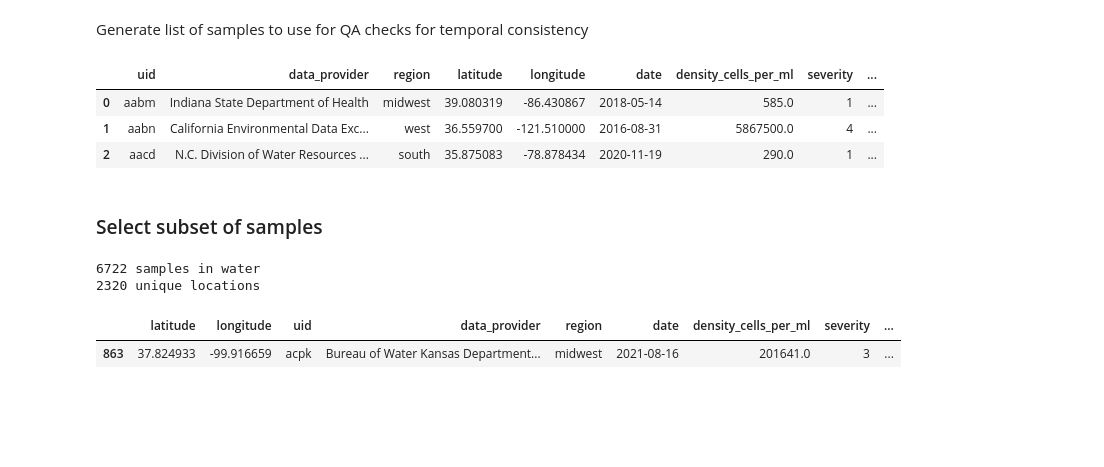
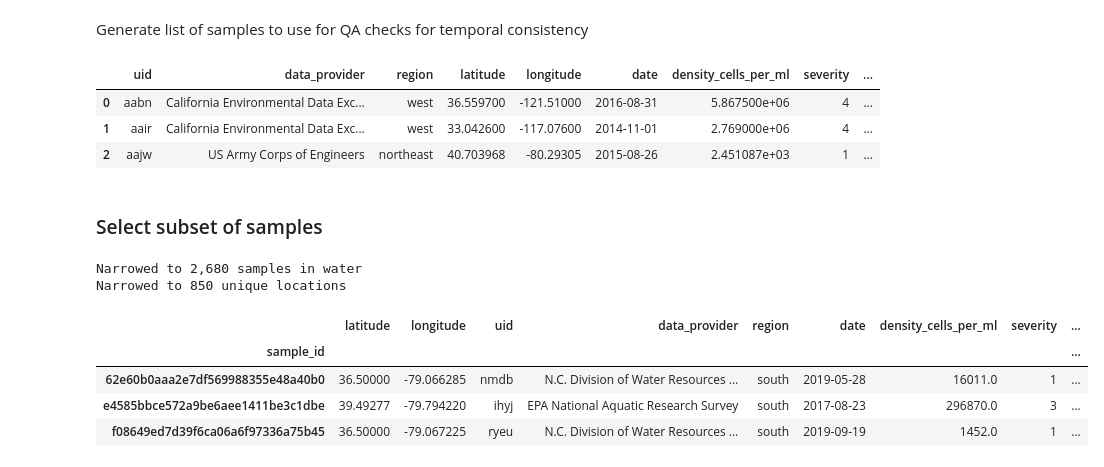
Before and after one commit to drivendataorg/cyfi, a Jupyter notebook: notebooks/1.0-klw-qa-check-samples.ipynb, the cells around one changed output. Cells and saved outputs as stored; diff of their text form; code cells hidden in the pictures; blank space fills up the shorter version.

```diff
--- a/notebooks/1.0-klw-qa-check-samples.ipynb
+++ b/notebooks/1.0-klw-qa-check-samples.ipynb
@@ -34,32 +19,43 @@ def plot_map(df, markersize=5, **kwargs):
 # %%
 df = pd.read_csv(
     AnyPath(
-        "s3://drivendata-competition-nasa-cyanobacteria/data/final/combined_final_release.csv"
+        "s3://drivendata-competition-nasa-cyanobacteria/experiments/splits/competition/test.csv"
     )
 )
 df["date"] = pd.to_datetime(df.date)
 df.head(3)
 # %% [output]
 |  | uid | data_provider | region | latitude | longitude | date | density_cells_per_ml | severity | ... |
-| 0 | aabm | Indiana State Department of Health | midwest | 39.080319 | -86.430867 | 2018-05-14 | 585.0 | 1 | ... |
-| 1 | aabn | California Environmental Data Exc... | west | 36.559700 | -121.510000 | 2016-08-31 | 5867500.0 | 4 | ... |
-| 2 | aacd | N.C. Division of Water Resources ... | south | 35.875083 | -78.878434 | 2020-11-19 | 290.0 | 1 | ... |
+| 0 | aabn | California Environmental Data Exc... | west | 36.559700 | -121.51000 | 2016-08-31 | 5.867500e+06 | 4 | ... |
+| 1 | aair | California Environmental Data Exc... | west | 33.042600 | -117.07600 | 2014-11-01 | 2.769000e+06 | 4 | ... |
+| 2 | aajw | US Army Corps of Engineers | northeast | 40.703968 | -80.29305 | 2015-08-26 | 2.451087e+03 | 1 | ... |
 # %% [markdown]
 ### Select subset of samples
 # %%
 # subset to points in water bodies
 subset = df[df.distance_to_water_m == 0]
-print(f"{subset.shape[0]} samples in water")
+print(f"Narrowed to {subset.shape[0]:,} samples in water")
 
 # only have max 1 example at each location
 subset = subset.sample(frac=1, random_state=3)
 subset = subset.groupby(["latitude", "longitude"], as_index=False).first()
-print(f"{subset.shape[0]} unique locations")
+print(f"Narrowed to {subset.shape[0]:,} unique locations")
 
-subset = subset.sample(n=5, random_state=3)
-subset.head(1)
+# take some from each region
+subset = pd.concat(
+    [
+        subset[subset.region == region].sample(n=7, random_state=2)
+        for region in subset.region.unique()
+    ]
+)
+subset = add_unique_identifier(subset)
+
+subset.head(3)
 # %% [output]
-6722 samples in water
-2320 unique locations
+Narrowed to 2,680 samples in water
+Narrowed to 850 unique locations
 |  | latitude | longitude | uid | data_provider | region | date | density_cells_per_ml | severity | ... |
-| 863 | 37.824933 | -99.916659 | acpk | Bureau of Water Kansas Department... | midwest | 2021-08-16 | 201641.0 | 3 | ... |
+| sample_id |  |  |  |  |  |  |  |  | ... |
+| 62e60b0aaa2e7df569988355e48a40b0 | 36.50000 | -79.066285 | nmdb | N.C. Division of Water Resources ... | south | 2019-05-28 | 16011.0 | 1 | ... |
+| e4585bbce572a9be6aee1411be3c1dbe | 39.49277 | -79.794220 | ihyj | EPA National Aquatic Research Survey | south | 2017-08-23 | 296870.0 | 3 | ... |
+| f08649ed7d39f6ca06a6f97336a75b45 | 36.50000 | -79.067225 | ryeu | N.C. Division of Water Resources ... | south | 2019-09-19 | 1452.0 | 1 | ... |
```
Also changed, not shown: parts of 15 cells of this notebook, 1 other file.
